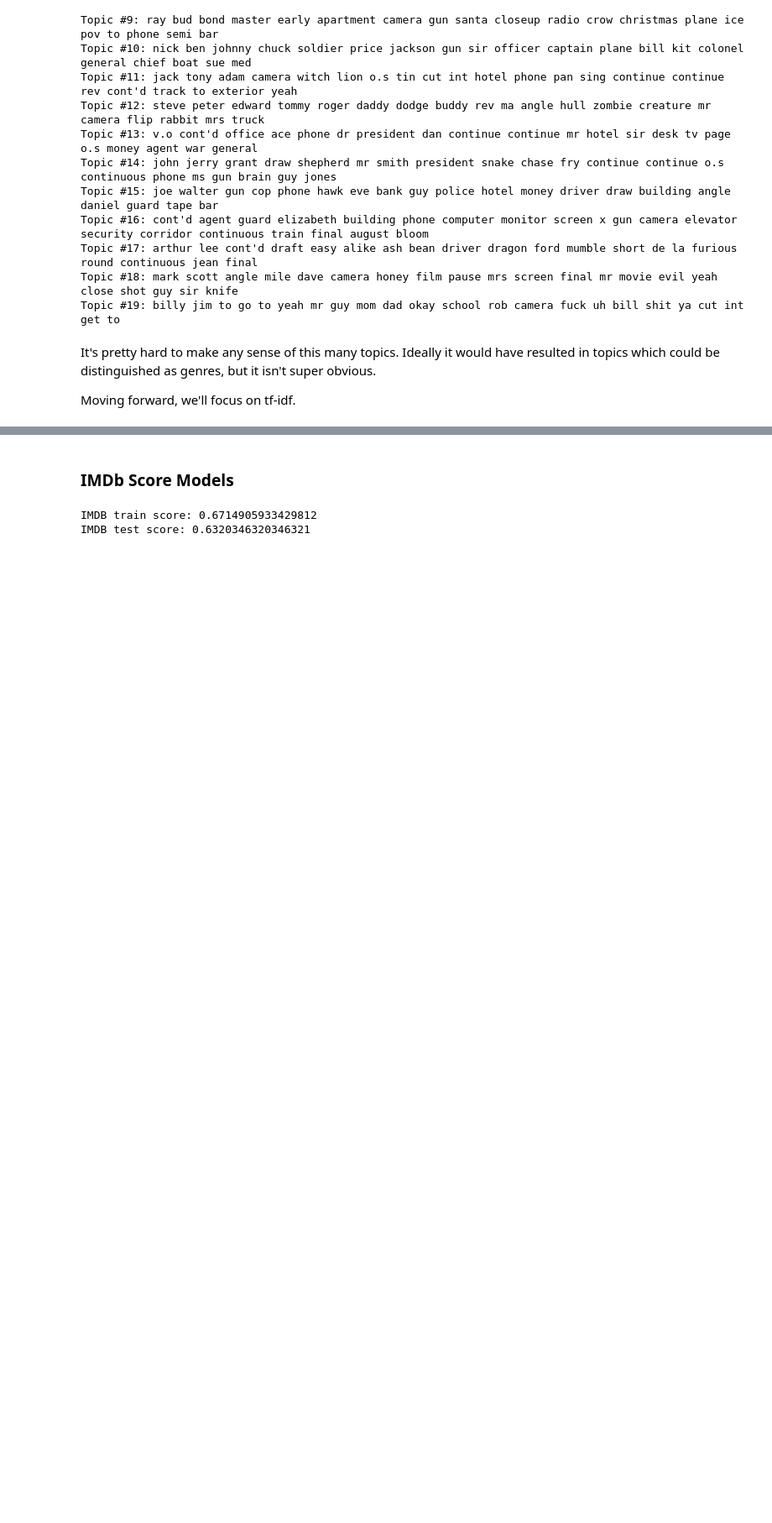
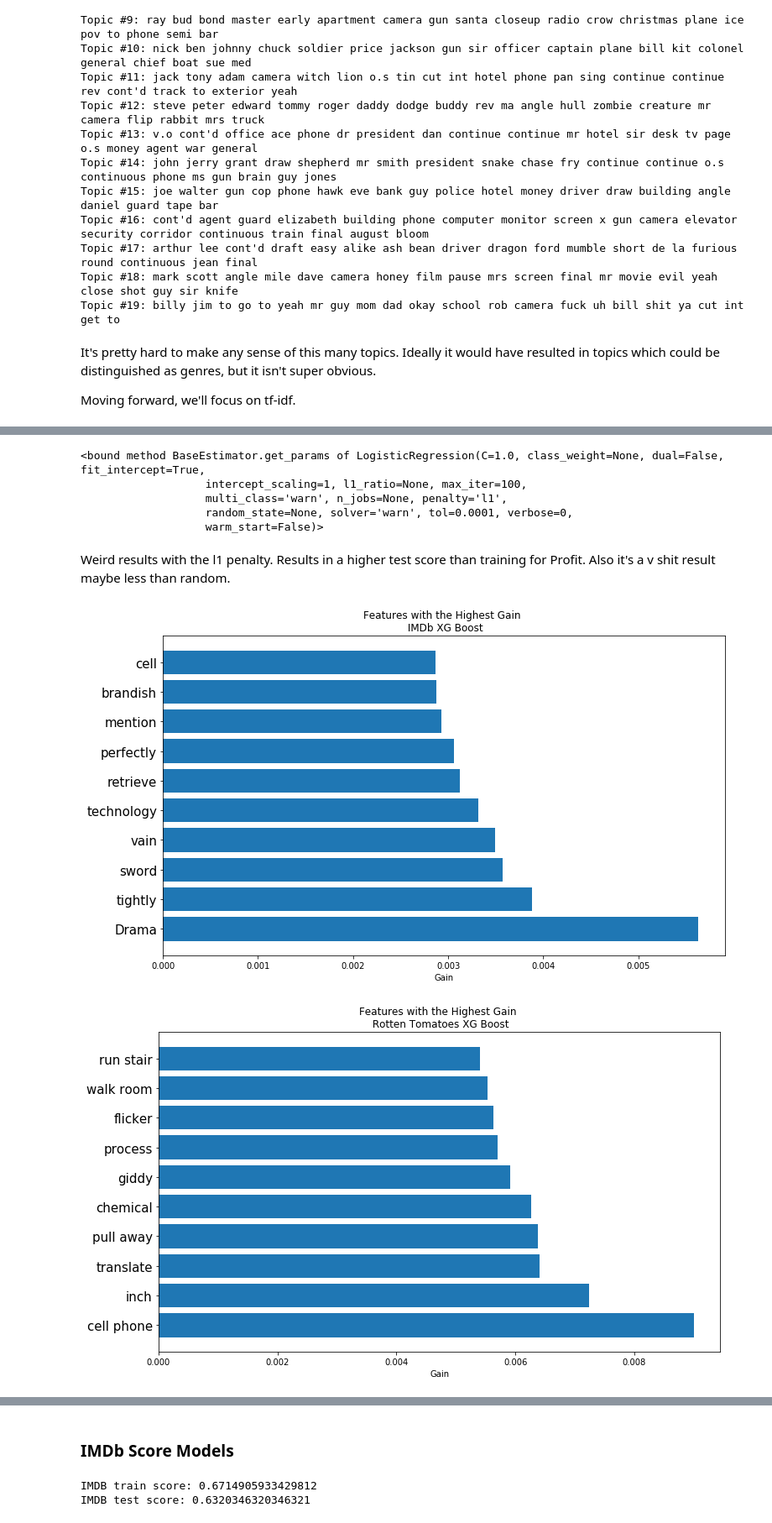
Before and after one commit to lougeo/NLP_Movie_Scripts, a Jupyter notebook: Notebooks/Modeling.ipynb, the cells around one changed output, grey strips where cells are left out. Shown: that part at 84% size. Drawn from its saved outputs; the diff is of its cells as text; code cells hidden in the pictures; blank space fills up the shorter version.

```diff
--- a/Notebooks/Modeling.ipynb
+++ b/Notebooks/Modeling.ipynb
@@ -186,9 +195,21 @@ def log_modeler(targets):
+# %%
+logreg_profit = joblib.load('../models/Rotten_logreg.pkl')
+# %%
+logreg_profit.get_params
+# %% [output]
+<bound method BaseEstimator.get_params of LogisticRegression(C=1.0, class_weight=None, dual=False, fit_intercept=True,
+                   intercept_scaling=1, l1_ratio=None, max_iter=100,
+                   multi_class='warn', n_jobs=None, penalty='l1',
+                   random_state=None, solver='warn', tol=0.0001, verbose=0,
+                   warm_start=False)>
+# %% [markdown]
+Weird results with the l1 penalty. Results in a higher test score than training for Profit. Also it's a v shit result maybe less than random.
 # %%
 def xgbc_modeler(targets):
 
     scores = []
 
-    for y_train, y_test in targets:
+    for source, y_train, y_test in targets:
 
         # Pipeline
         estimators = [('model', XGBClassifier())]
@@ -214,7 +235,7 @@ def xgbc_modeler(targets):
                              n_estimator=ne_val).fit(X_train_tfidf, y_train)
 
         # Pickling the model
-        joblib.dump(xgbc, f'../models/{y_train}_xgbc.pkl')
+        joblib.dump(xgbc, f'../models/{source.split()[0]}_xgbc.pkl')
 
         # Saving the scores
         scores.append([xgbc.score(X_train_tfidf, y_train), xgbc.score(X_test_tfidf, y_test)])
@@ -227,11 +248,13 @@ def xgbc_modeler(targets):
         # Plotting
         plt.figure(figsize=(12,7))
         plt.barh(xg_t10['Coef'], abs(xg_t10['Value']))
-        plt.title(f"Features with the Highest Gain \n {if 'imdb' in y_train: return "IMDb" \
-                                                              elif 'rt' in y_train: return "Rotten Tomatoes" \
-                                                              elif 'profit' in y_train: return "Profit Margin"} XG Boost")
+        plt.title(f"Features with the Highest Gain \n {source} XG Boost")
         plt.xlabel("Gain")
-        plt.show()
-        plt.savefig(f"../plots/{y_train}_xgbc.png");
+        plt.savefig(f"../plots/{source.split()[0]}_xgbc.png");
 
     return scores
+# %%
+xgbc_scores = xgbc_modeler(targets)
+# %% [output]
+[figure, added]
+[figure, added]
```
Also changed, not shown: parts of 8 cells of this notebook.
